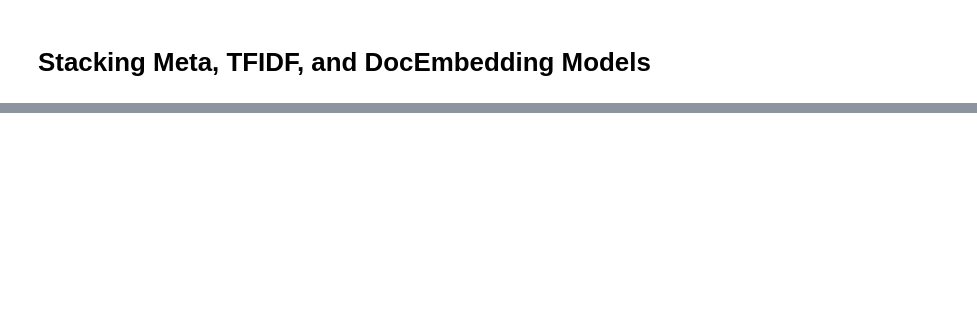
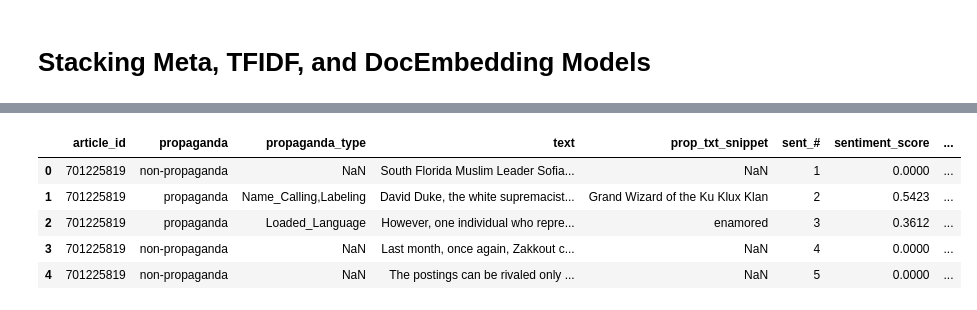
Before and after one commit to Sepelbaum/propaganda-project, a Jupyter notebook: sentence-data/stacked_model.ipynb, the cells around one changed output, grey strips where cells are left out. Saved outputs shown, nothing was run; the diff lists cells and outputs as text; code cells hidden in the pictures; blank space fills up the shorter version.

```diff
--- a/sentence-data/stacked_model.ipynb
+++ b/sentence-data/stacked_model.ipynb
@@ -29,0 +149,9 @@ sclf.fit(X, y)
+# %%
+df.head()
+# %% [output]
+|  | article_id | propaganda | propaganda_type | text | prop_txt_snippet | sent_# | sentiment_score | ... |
+| 0 | 701225819 | non-propaganda | NaN | South Florida Muslim Leader Sofia... | NaN | 1 | 0.0000 | ... |
+| 1 | 701225819 | propaganda | Name_Calling,Labeling | David Duke, the white supremacist... | Grand Wizard of the Ku Klux Klan | 2 | 0.5423 | ... |
+| 2 | 701225819 | propaganda | Loaded_Language | However, one individual who repre... | enamored | 3 | 0.3612 | ... |
+| 3 | 701225819 | non-propaganda | NaN | Last month, once again, Zakkout c... | NaN | 4 | 0.0000 | ... |
+| 4 | 701225819 | non-propaganda | NaN | The postings can be rivaled only ... | NaN | 5 | 0.0000 | ... |
```
Also changed, not shown: parts of 69 cells of this notebook, 2 other files.
